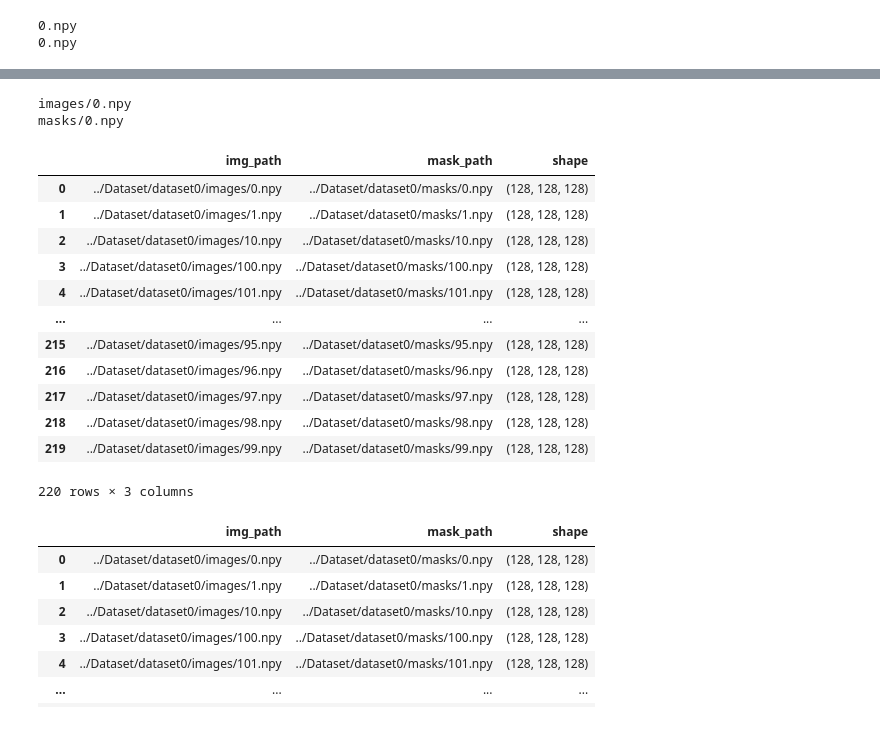
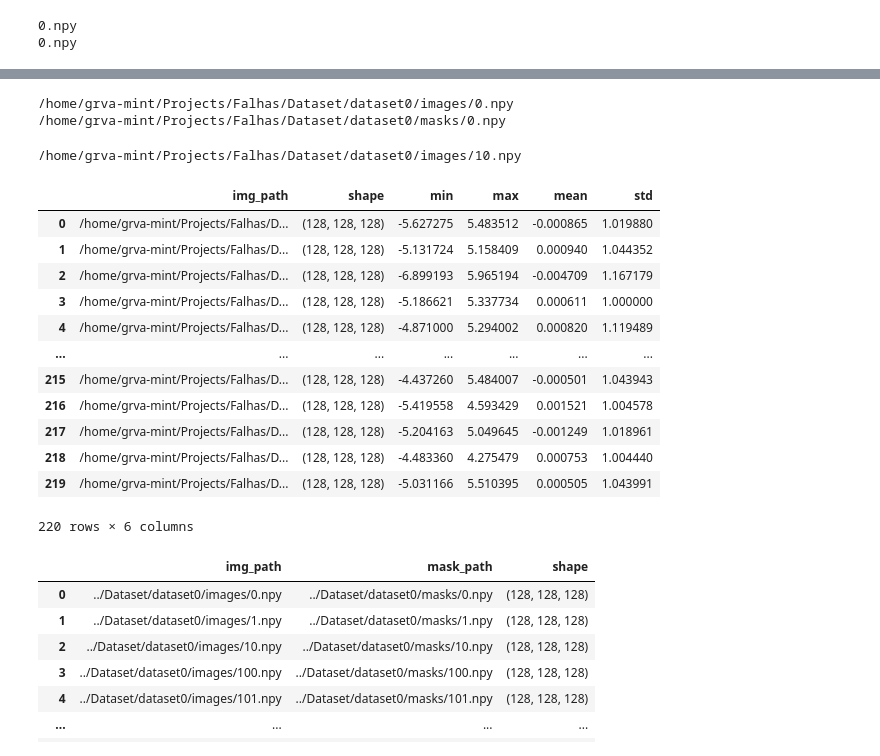
Before and after one commit to KlaussMarchi/Falhas, a Jupyter notebook: Dataset/dataset0/Format.ipynb, the cells around one changed output, grey strips where cells are left out. Cells and saved outputs as stored; diff of their text form; code cells hidden in the pictures.

```diff
--- a/Dataset/dataset0/Format.ipynb
+++ b/Dataset/dataset0/Format.ipynb
@@ -10,7 +10,7 @@ from tqdm import tqdm
 BASE_PATH = '../Dataset/dataset0'
 # %%
 def getFiles(path, limit=None, shuffle=False):
-    target = sorted(glob.glob(os.path.join(path, '*')))
+    target = sorted([os.path.abspath(f) for f in glob.glob(os.path.join(path, '*'))])
     if shuffle:
         np.random.shuffle(target)
     return target[:limit]
@@ -101,37 +101,40 @@ setFolder('images')
 setFolder('masks')
 
 for img_path, msk_path in tqdm(zip(images, masks), total=len(images)):
-    np.save(os.path.join('images', img_path), getImage('original/images', img_path))
-    np.save(os.path.join('masks', msk_path),  getImage('original/masks',  msk_path))
+    img = getImage('original/images', img_path)
+    msk = getImage('original/masks',  msk_path)
 
-images = getFiles('images')
-masks  = getFiles('masks')
-
-print(images[0])
-print(masks[0])
+    np.save(os.path.join('images', img_path), img)
+    np.save(os.path.join('masks', msk_path),  msk)
 # %% [output]
-images/0.npy
-masks/0.npy
+/home/grva-mint/Projects/Falhas/Dataset/dataset0/images/0.npy
+/home/grva-mint/Projects/Falhas/Dataset/dataset0/masks/0.npy
 # %%
 df = pd.DataFrame()
-df['img_path']  = [os.path.join(BASE_PATH, path) for path in images]
-df['mask_path'] = [os.path.join(BASE_PATH, path) for path in masks]
-df['shape'] = [np.load(path).shape for path in getFiles('images')]
+df['img_path'] = [file for file in getFiles('images')]
+df['shape']    = [(128, 128, 128) for path in df.img_path]
+df['min']  = [np.min(np.load(path))  for path in df.img_path]
+df['max']  = [np.max(np.load(path))  for path in df.img_path]
+df['mean'] = [np.mean(np.load(path)) for path in df.img_path]
+df['std']  = [np.std(np.load(path))  for path in df.img_path]
+
+print(df.img_path.iloc[2])
 df
 # %% [output]
+/home/grva-mint/Projects/Falhas/Dataset/dataset0/images/10.npy
-|  | img_path | mask_path | shape |
-| 0 | ../Dataset/dataset0/images/0.npy | ../Dataset/dataset0/masks/0.npy | (128, 128, 128) |
-| 1 | ../Dataset/dataset0/images/1.npy | ../Dataset/dataset0/masks/1.npy | (128, 128, 128) |
-| 2 | ../Dataset/dataset0/images/10.npy | ../Dataset/dataset0/masks/10.npy | (128, 128, 128) |
-| 3 | ../Dataset/dataset0/images/100.npy | ../Dataset/dataset0/masks/100.npy | (128, 128, 128) |
-| 4 | ../Dataset/dataset0/images/101.npy | ../Dataset/dataset0/masks/101.npy | (128, 128, 128) |
-| ... | ... | ... | ... |
-| 215 | ../Dataset/dataset0/images/95.npy | ../Dataset/dataset0/masks/95.npy | (128, 128, 128) |
-| 216 | ../Dataset/dataset0/images/96.npy | ../Dataset/dataset0/masks/96.npy | (128, 128, 128) |
-| 217 | ../Dataset/dataset0/images/97.npy | ../Dataset/dataset0/masks/97.npy | (128, 128, 128) |
-| 218 | ../Dataset/dataset0/images/98.npy | ../Dataset/dataset0/masks/98.npy | (128, 128, 128) |
-| 219 | ../Dataset/dataset0/images/99.npy | ../Dataset/dataset0/masks/99.npy | (128, 128, 128) |
+|  | img_path | shape | min | max | mean | std |
+| 0 | /home/grva-mint/Projects/Falhas/D... | (128, 128, 128) | -5.627275 | 5.483512 | -0.000865 | 1.019880 |
+| 1 | /home/grva-mint/Projects/Falhas/D... | (128, 128, 128) | -5.131724 | 5.158409 | 0.000940 | 1.044352 |
+| 2 | /home/grva-mint/Projects/Falhas/D... | (128, 128, 128) | -6.899193 | 5.965194 | -0.004709 | 1.167179 |
+| 3 | /home/grva-mint/Projects/Falhas/D... | (128, 128, 128) | -5.186621 | 5.337734 | 0.000611 | 1.000000 |
+| 4 | /home/grva-mint/Projects/Falhas/D... | (128, 128, 128) | -4.871000 | 5.294002 | 0.000820 | 1.119489 |
+| ... | ... | ... | ... | ... | ... | ... |
+| 215 | /home/grva-mint/Projects/Falhas/D... | (128, 128, 128) | -4.437260 | 5.484007 | -0.000501 | 1.043943 |
+| 216 | /home/grva-mint/Projects/Falhas/D... | (128, 128, 128) | -5.419558 | 4.593429 | 0.001521 | 1.004578 |
+| 217 | /home/grva-mint/Projects/Falhas/D... | (128, 128, 128) | -5.204163 | 5.049645 | -0.001249 | 1.018961 |
+| 218 | /home/grva-mint/Projects/Falhas/D... | (128, 128, 128) | -4.483360 | 4.275479 | 0.000753 | 1.004440 |
+| 219 | /home/grva-mint/Projects/Falhas/D... | (128, 128, 128) | -5.031166 | 5.510395 | 0.000505 | 1.043991 |
-220 rows × 3 columns
+220 rows × 6 columns
 # %%
 if OPTIONS.get('img_size') is None:
     df.to_csv('../DataBase.csv', index=None)
```
Also changed, not shown: parts of 2 cells of this notebook, 12 other files.
